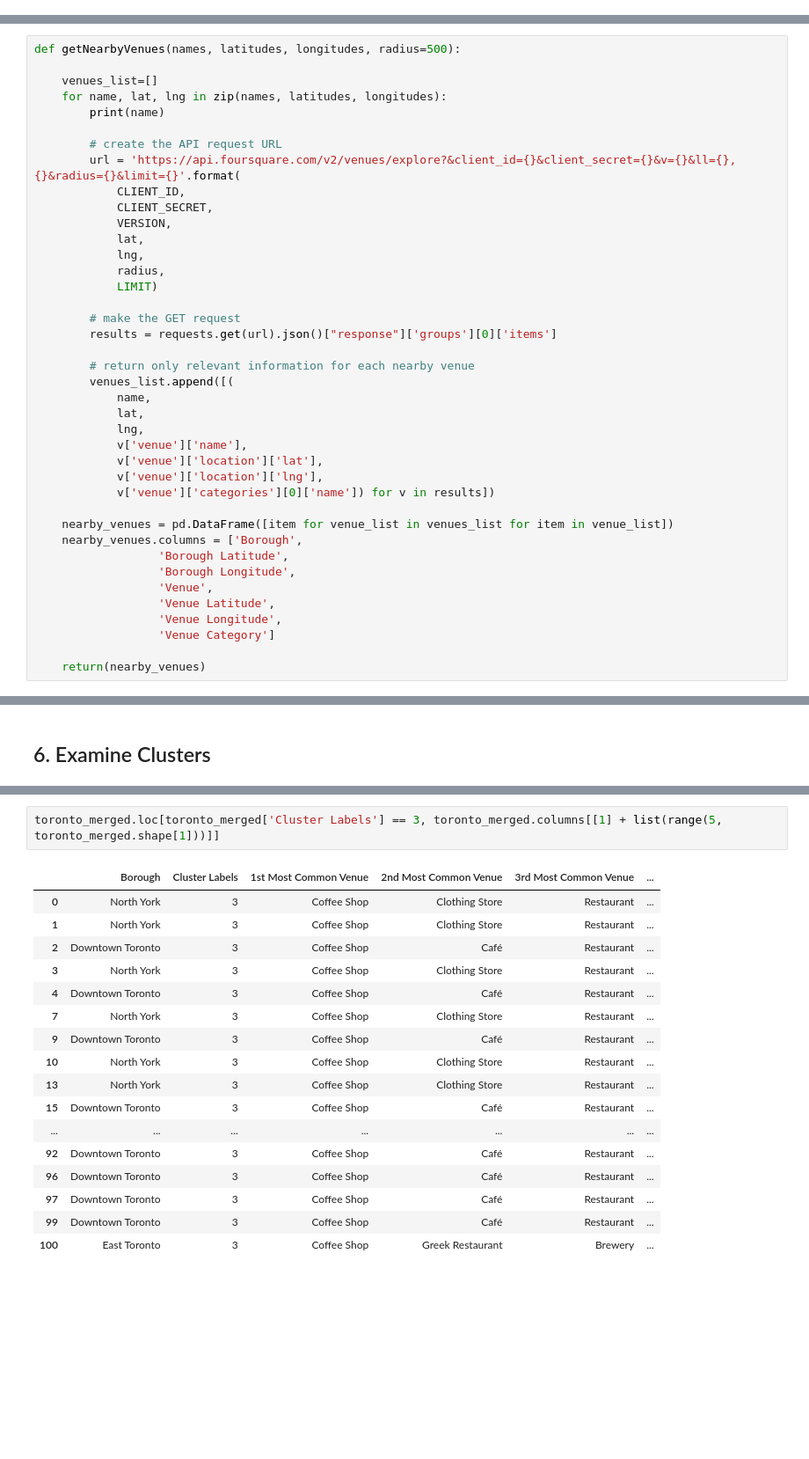
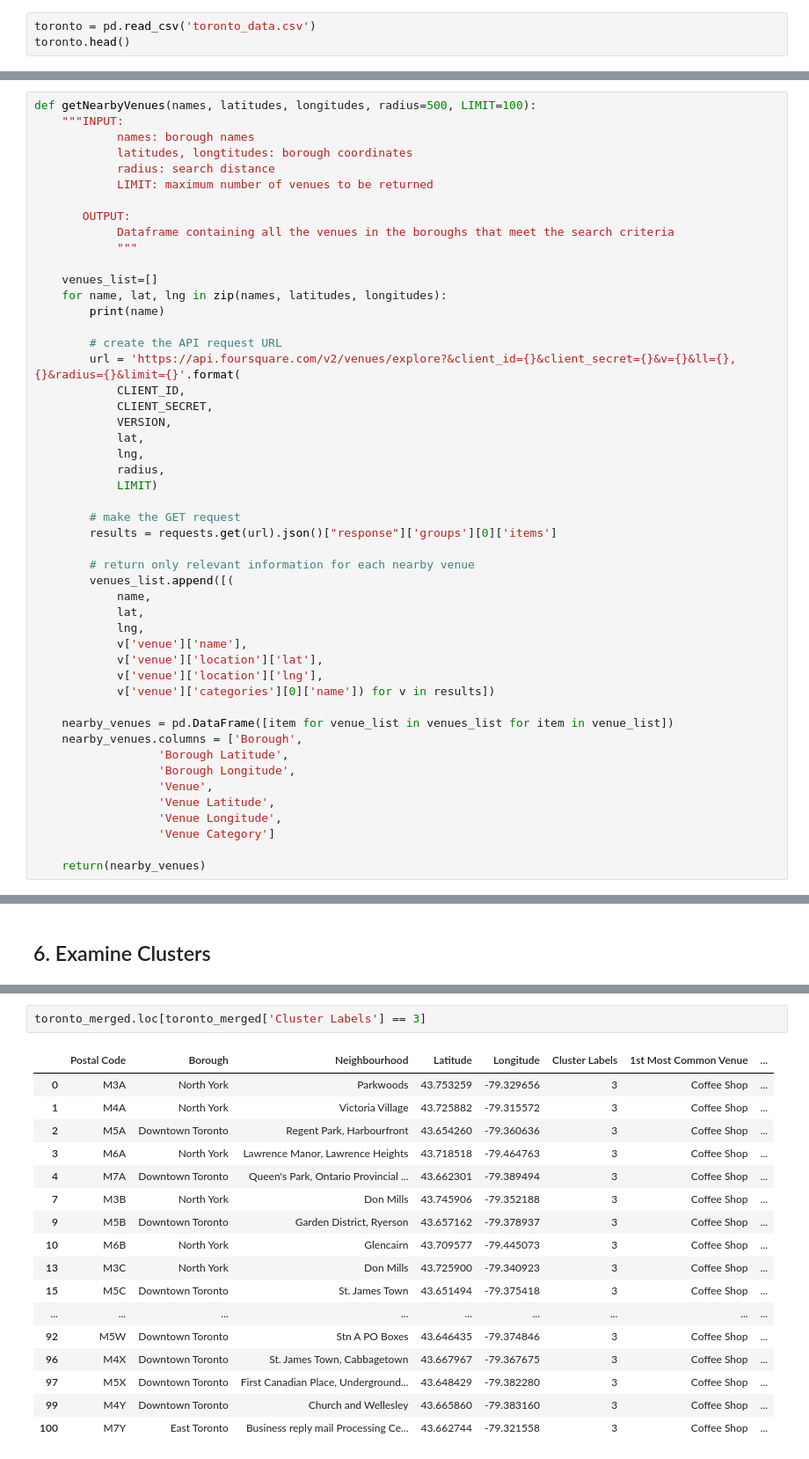
Before and after one commit to BBimie/IBM-Coursera-Capstone, a Jupyter notebook: Clustering Neighborhoods-Toronto.ipynb, the cells around one changed output, grey strips where cells are left out. Shown at 88% size. Cells and saved outputs as stored; diff of their text form; blank space fills up the shorter version.

```diff
--- a/Clustering Neighborhoods-Toronto.ipynb
+++ b/Clustering Neighborhoods-Toronto.ipynb
@@ -73,0 +78,3 @@ toronto.head()
+# %%
+toronto = pd.read_csv('toronto_data.csv')
+toronto.head()
@@ -370,5 +400,14 @@ Function to get the venue information from foursquare api, clean the resulting j
 # %%
-def getNearbyVenues(names, latitudes, longitudes, radius=500):
+def getNearbyVenues(names, latitudes, longitudes, radius=500, LIMIT=100):
+    """INPUT:
+            names: borough names
+            latitudes, longtitudes: borough coordinates
+            radius: search distance
+            LIMIT: maximum number of venues to be returned
+
+       OUTPUT:
+            Dataframe containing all the venues in the boroughs that meet the search criteria
+            """
 
     venues_list=[]
     for name, lat, lng in zip(names, latitudes, longitudes):
@@ -684,20 +769,20 @@ toronto_merged.loc[toronto_merged['Cluster Labels'] == 2, toronto_merged.columns
 # %%
-toronto_merged.loc[toronto_merged['Cluster Labels'] == 3, toronto_merged.columns[[1] + list(range(5, toronto_merged.shape[1]))]]
+toronto_merged.loc[toronto_merged['Cluster Labels'] == 3]
 # %% [output]
-|  | Borough | Cluster Labels | 1st Most Common Venue | 2nd Most Common Venue | 3rd Most Common Venue | ... |
-| 0 | North York | 3 | Coffee Shop | Clothing Store | Restaurant | ... |
-| 1 | North York | 3 | Coffee Shop | Clothing Store | Restaurant | ... |
-| 2 | Downtown Toronto | 3 | Coffee Shop | Café | Restaurant | ... |
-| 3 | North York | 3 | Coffee Shop | Clothing Store | Restaurant | ... |
-| 4 | Downtown Toronto | 3 | Coffee Shop | Café | Restaurant | ... |
-| 7 | North York | 3 | Coffee Shop | Clothing Store | Restaurant | ... |
-| 9 | Downtown Toronto | 3 | Coffee Shop | Café | Restaurant | ... |
-| 10 | North York | 3 | Coffee Shop | Clothing Store | Restaurant | ... |
-| 13 | North York | 3 | Coffee Shop | Clothing Store | Restaurant | ... |
-| 15 | Downtown Toronto | 3 | Coffee Shop | Café | Restaurant | ... |
-| ... | ... | ... | ... | ... | ... | ... |
-| 92 | Downtown Toronto | 3 | Coffee Shop | Café | Restaurant | ... |
-| 96 | Downtown Toronto | 3 | Coffee Shop | Café | Restaurant | ... |
-| 97 | Downtown Toronto | 3 | Coffee Shop | Café | Restaurant | ... |
-| 99 | Downtown Toronto | 3 | Coffee Shop | Café | Restaurant | ... |
-| 100 | East Toronto | 3 | Coffee Shop | Greek Restaurant | Brewery | ... |
+|  | Postal Code | Borough | Neighbourhood | Latitude | Longitude | Cluster Labels | 1st Most Common Venue | ... |
+| 0 | M3A | North York | Parkwoods | 43.753259 | -79.329656 | 3 | Coffee Shop | ... |
+| 1 | M4A | North York | Victoria Village | 43.725882 | -79.315572 | 3 | Coffee Shop | ... |
+| 2 | M5A | Downtown Toronto | Regent Park, Harbourfront | 43.654260 | -79.360636 | 3 | Coffee Shop | ... |
+| 3 | M6A | North York | Lawrence Manor, Lawrence Heights | 43.718518 | -79.464763 | 3 | Coffee Shop | ... |
+| 4 | M7A | Downtown Toronto | Queen's Park, Ontario Provincial ... | 43.662301 | -79.389494 | 3 | Coffee Shop | ... |
+| 7 | M3B | North York | Don Mills | 43.745906 | -79.352188 | 3 | Coffee Shop | ... |
+| 9 | M5B | Downtown Toronto | Garden District, Ryerson | 43.657162 | -79.378937 | 3 | Coffee Shop | ... |
+| 10 | M6B | North York | Glencairn | 43.709577 | -79.445073 | 3 | Coffee Shop | ... |
+| 13 | M3C | North York | Don Mills | 43.725900 | -79.340923 | 3 | Coffee Shop | ... |
+| 15 | M5C | Downtown Toronto | St. James Town | 43.651494 | -79.375418 | 3 | Coffee Shop | ... |
+| ... | ... | ... | ... | ... | ... | ... | ... | ... |
+| 92 | M5W | Downtown Toronto | Stn A PO Boxes | 43.646435 | -79.374846 | 3 | Coffee Shop | ... |
+| 96 | M4X | Downtown Toronto | St. James Town, Cabbagetown | 43.667967 | -79.367675 | 3 | Coffee Shop | ... |
+| 97 | M5X | Downtown Toronto | First Canadian Place, Underground... | 43.648429 | -79.382280 | 3 | Coffee Shop | ... |
+| 99 | M4Y | Downtown Toronto | Church and Wellesley | 43.665860 | -79.383160 | 3 | Coffee Shop | ... |
+| 100 | M7Y | East Toronto | Business reply mail Processing Ce... | 43.662744 | -79.321558 | 3 | Coffee Shop | ... |
```
Also changed, not shown: parts of 49 cells of this notebook, 1 other file.
